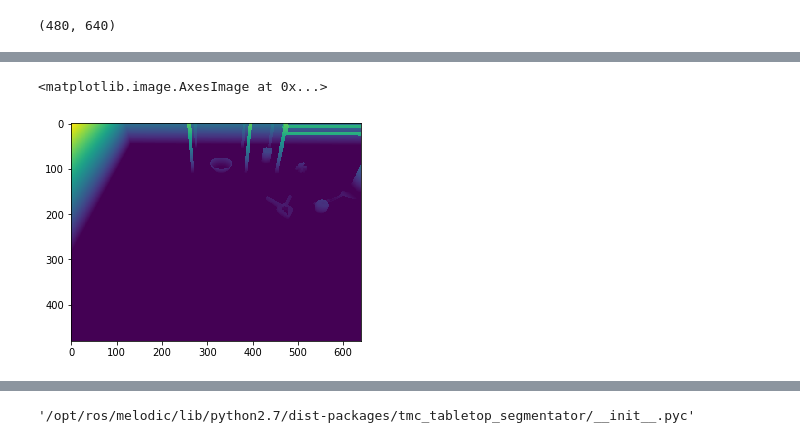
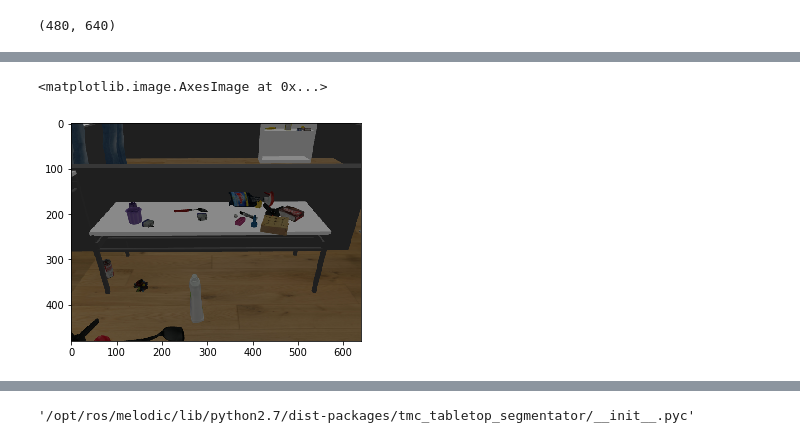
Before and after one commit to takeshi-pumas/takeshi_notebooks, a Jupyter notebook: notebooks/9_floor_and_tabletops.ipynb, the cells around one changed output, grey strips where cells are left out. Drawn from its saved outputs; the diff is of its cells as text; code cells hidden in the pictures.

```diff
--- a/notebooks/9_floor_and_tabletops.ipynb
+++ b/notebooks/9_floor_and_tabletops.ipynb
@@ -309,7 +311,7 @@ plt.imshow(img ,cmap='prism')
 # %%
 boundRect = cv2.boundingRect(contours[find_2nd_biggest_contour_ix(contours)])#contours_poly[i])
 # %%
-plt.imshow(plane_mask)
+plt.imshow(rgbd.get_image())
 # %% [output]
 <matplotlib.image.AxesImage at 0x...>
-[figure, old version]
+[figure, new version]
```
Also changed, not shown: parts of 17 cells of this notebook, 9 other files.
